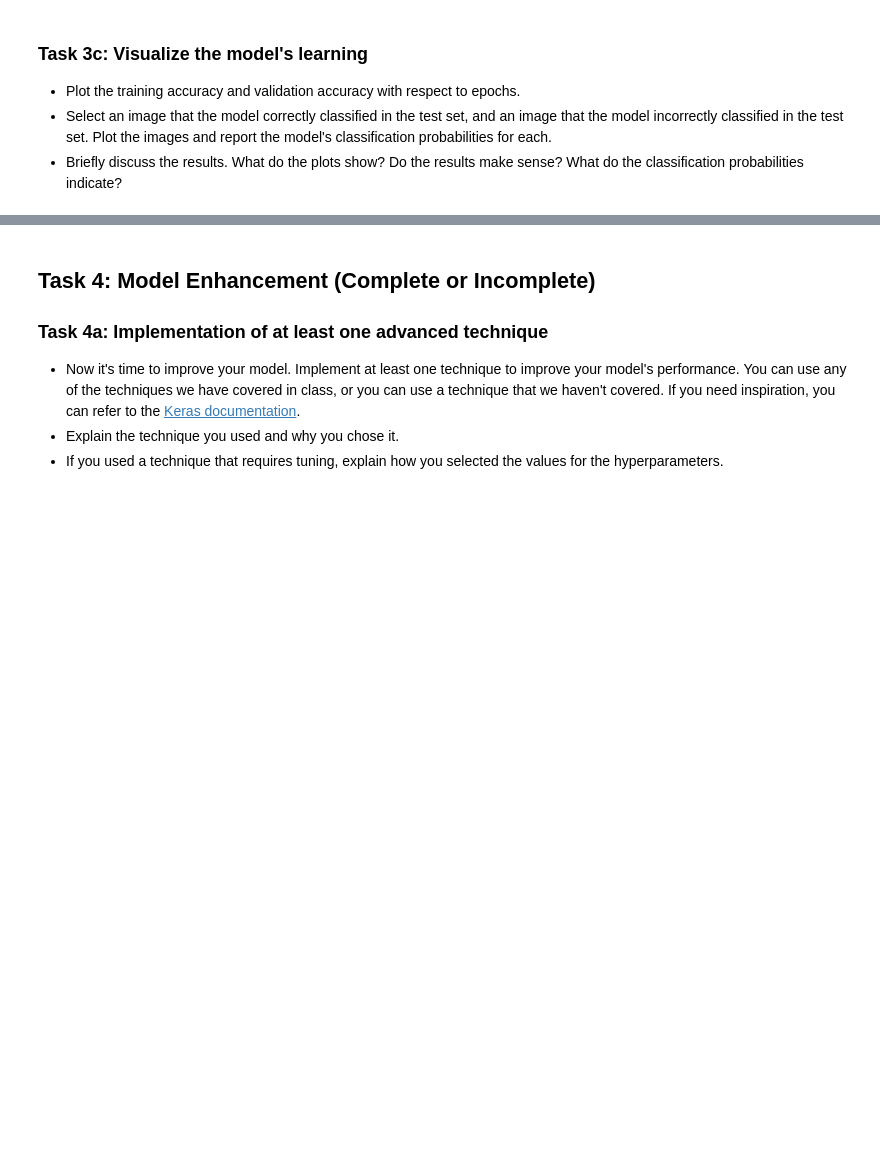
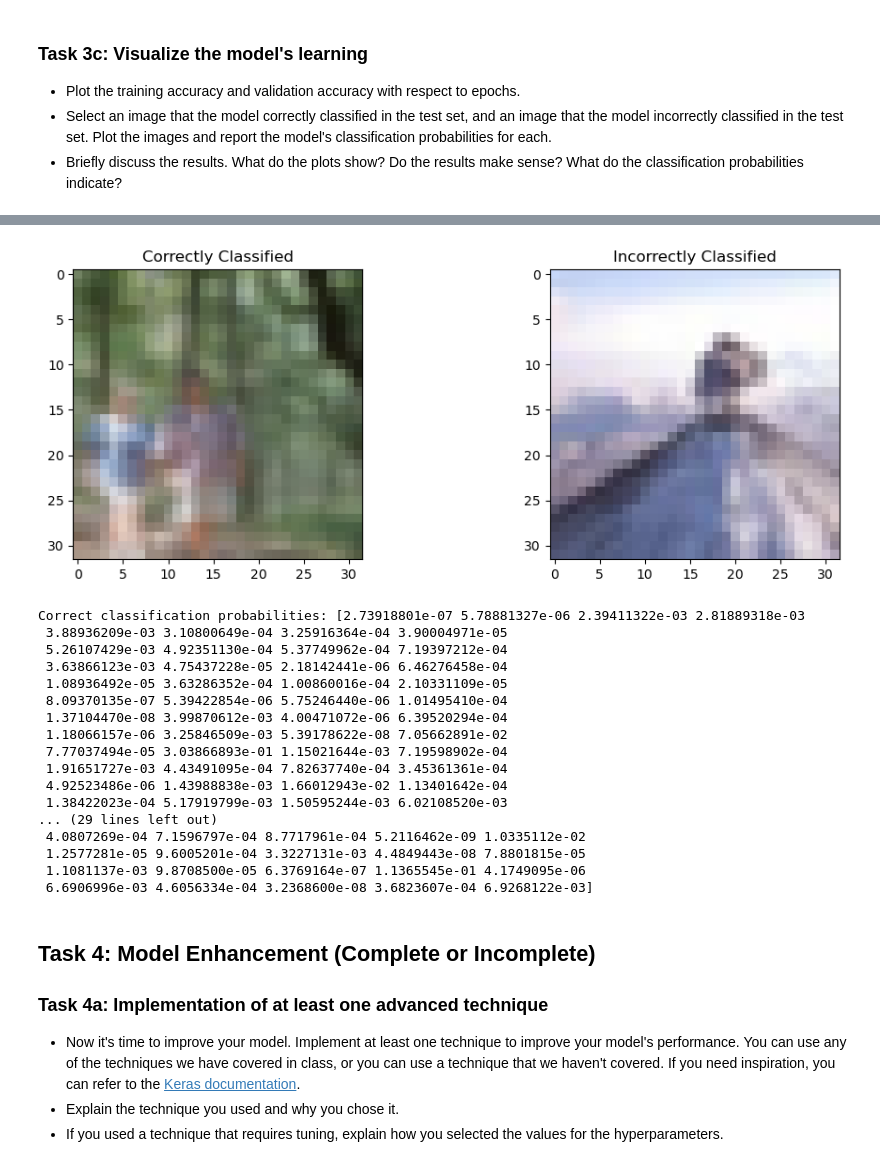
Before and after one commit to UofT-DSI/deep_learning, a Jupyter notebook: 02_activities/assignments/assignment_1.ipynb, the cells around one changed output, grey strips where cells are left out. Drawn from its saved outputs; the diff is of its cells as text; code cells hidden in the pictures; blank space fills up the shorter version.

```diff
--- a/02_activities/assignments/assignment_1.ipynb
+++ b/02_activities/assignments/assignment_1.ipynb
@@ -74,4 +181,18 @@ from keras import optimizers
 - <b>Value of metric:</b> ______
 - <b>Interpretation of metric value:</b> ______
 # %%
-# Your code here
+test_loss, test_accuracy = model.evaluate(x_test, y_test)
+
+
+print(f"Test Accuracy: {test_accuracy * 100:.2f}%")
+
+from sklearn.metrics import precision_score
+
+
+y_pred = model.predict(x_test)
+y_pred_classes = y_pred.argmax(axis=1)
+y_test_classes = y_test.argmax(axis=1)
+
+
+precision = precision_score(y_test_classes, y_pred_classes, average='micro')
+print(f"Precision: {precision:.2f}")
@@ -86,3 +243,42 @@ from keras import optimizers
+# %%
+y_true = y_test.argmax(axis=1)
+correct_indices = [i for i in range(len(y_test)) if y_pred_classes[i] == y_true[i]]
+incorrect_indices = [i for i in range(len(y_test)) if y_pred_classes[i] != y_true[i]]
+
+correct_img = x_test[correct_indices[0]]
+incorrect_img = x_test[incorrect_indices[0]]
+
+plt.figure(figsize=(12, 4))
+plt.subplot(1, 2, 1)
+plt.imshow(correct_img)
+plt.title('Correctly Classified')
+
+plt.subplot(1, 2, 2)
+plt.imshow(incorrect_img)
+plt.title('Incorrectly Classified')
+plt.show()
+
+print(f'Correct classification probabilities: {y_pred[correct_indices[0]]}')
+print(f'Incorrect classification probabilities: {y_pred[incorrect_indices[0]]}')
+# %% [output]
+[figure, added]
+Correct classification probabilities: [2.73918801e-07 5.78881327e-06 2.39411322e-03 2.81889318e-03
+ 3.88936209e-03 3.10800649e-04 3.25916364e-04 3.90004971e-05
+ 5.26107429e-03 4.92351130e-04 5.37749962e-04 7.19397212e-04
+ 3.63866123e-03 4.75437228e-05 2.18142441e-06 6.46276458e-04
+ 1.08936492e-05 3.63286352e-04 1.00860016e-04 2.10331109e-05
+ 8.09370135e-07 5.39422854e-06 5.75246440e-06 1.01495410e-04
+ 1.37104470e-08 3.99870612e-03 4.00471072e-06 6.39520294e-04
+ 1.18066157e-06 3.25846509e-03 5.39178622e-08 7.05662891e-02
+ 7.77037494e-05 3.03866893e-01 1.15021644e-03 7.19598902e-04
+ 1.91651727e-03 4.43491095e-04 7.82637740e-04 3.45361361e-04
+ 4.92523486e-06 1.43988838e-03 1.66012943e-02 1.13401642e-04
+ 1.38422023e-04 5.17919799e-03 1.50595244e-03 6.02108520e-03
+... (29 lines left out)
+ 4.0807269e-04 7.1596797e-04 8.7717961e-04 5.2116462e-09 1.0335112e-02
+ 1.2577281e-05 9.6005201e-04 3.3227131e-03 4.4849443e-08 7.8801815e-05
+ 1.1081137e-03 9.8708500e-05 6.3769164e-07 1.1365545e-01 4.1749095e-06
+ 6.6906996e-03 4.6056334e-04 3.2368600e-08 3.6823607e-04 6.9268122e-03]
 # %% [markdown]
 ## Task 4: Model Enhancement (Complete or Incomplete)
 ### Task 4a: Implementation of at least one advanced technique
```
Also changed, not shown: parts of 21 cells of this notebook.
